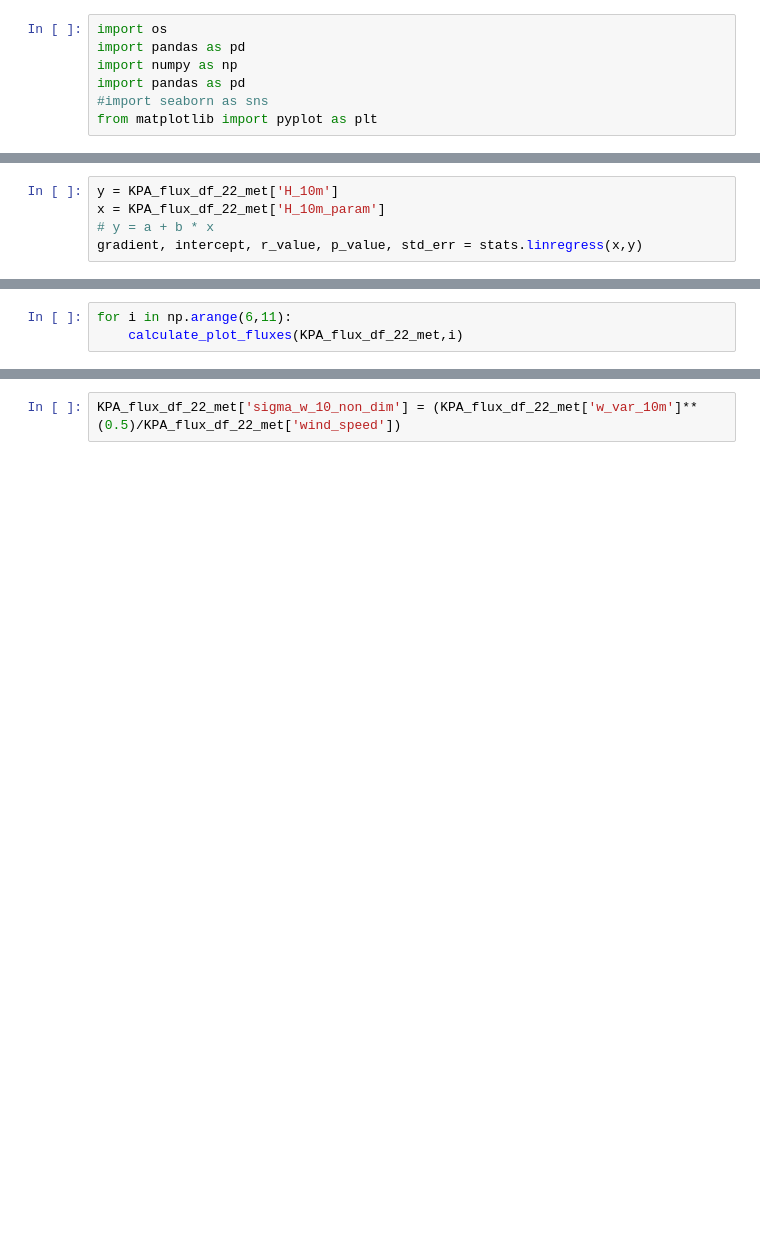
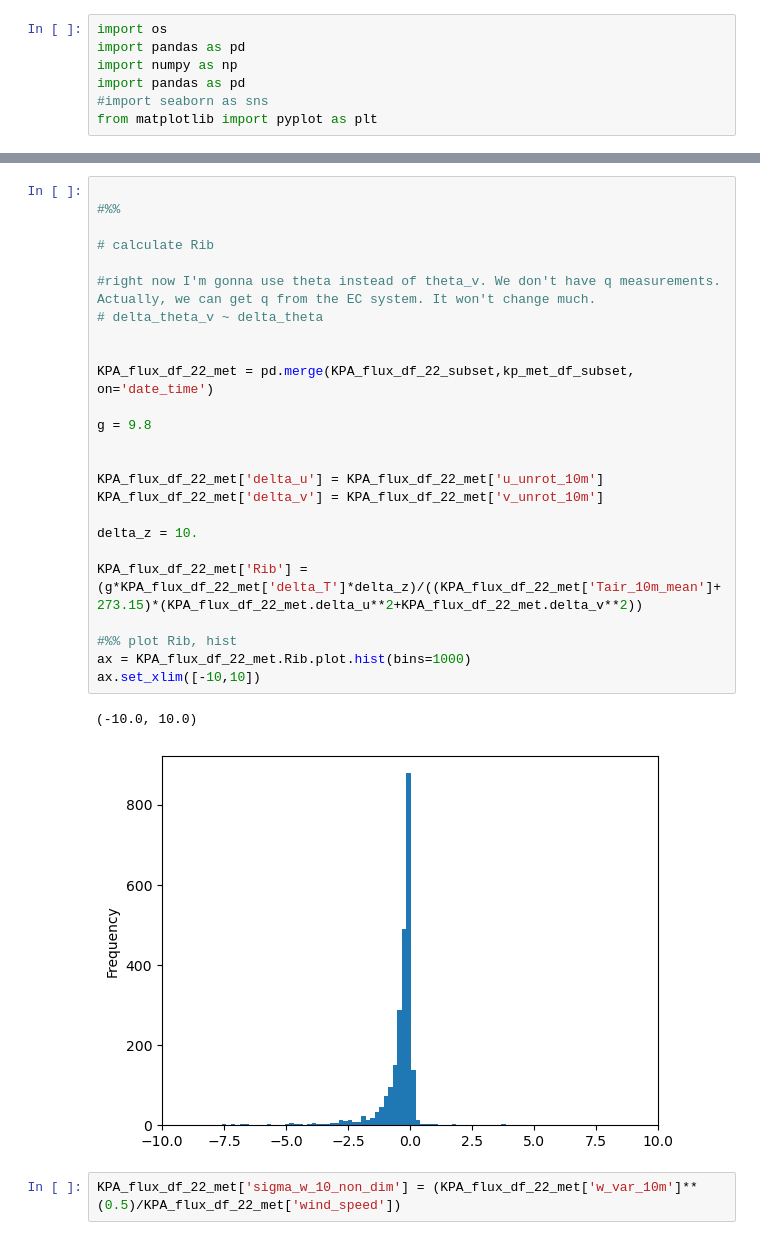
Before and after one commit to sreenathpaleri/SPLASH_scripts, a Jupyter notebook: bulk_param_Rib_paleri_20240909.ipynb, the cells around one changed output, grey strips where cells are left out. Cells and saved outputs as stored; diff of their text form; blank space fills up the shorter version.

```diff
--- a/bulk_param_Rib_paleri_20240909.ipynb
+++ b/bulk_param_Rib_paleri_20240909.ipynb
@@ -324,5 +7,0 @@ checkout a linear regression of sigma_w_delta_T versus measured fluxes:
-# %%
-y = KPA_flux_df_22_met['H_10m']
-x = KPA_flux_df_22_met['H_10m_param']
-# y = a + b * x
-gradient, intercept, r_value, p_value, std_err = stats.linregress(x,y)
@@ -401,3 +7,0 @@ def calculate_plot_fluxes(df, month_int):
-# %%
-for i in np.arange(6,11):
-    calculate_plot_fluxes(KPA_flux_df_22_met,i)
@@ -451,3 +166,31 @@ KPA_flux_df_22_met.loc[filter].delta_T.plot.hist(bins=1000)
+# %%
+
+#%%
+
+# calculate Rib
+
+#right now I'm gonna use theta instead of theta_v. We don't have q measurements. Actually, we can get q from the EC system. It won't change much.
+# delta_theta_v ~ delta_theta
+
+
+KPA_flux_df_22_met = pd.merge(KPA_flux_df_22_subset,kp_met_df_subset, on='date_time')
+
+g = 9.8
+
+
+KPA_flux_df_22_met['delta_u'] = KPA_flux_df_22_met['u_unrot_10m']
+KPA_flux_df_22_met['delta_v'] = KPA_flux_df_22_met['v_unrot_10m']
+
+delta_z = 10.
+
+KPA_flux_df_22_met['Rib'] = (g*KPA_flux_df_22_met['delta_T']*delta_z)/((KPA_flux_df_22_met['Tair_10m_mean']+273.15)*(KPA_flux_df_22_met.delta_u**2+KPA_flux_df_22_met.delta_v**2))
+
+#%% plot Rib, hist
+ax = KPA_flux_df_22_met.Rib.plot.hist(bins=1000)
+ax.set_xlim([-10,10])
+# %% [output]
+(-10.0, 10.0)
+[figure, added]
 # %%
 KPA_flux_df_22_met['sigma_w_10_non_dim'] = (KPA_flux_df_22_met['w_var_10m']**(0.5)/KPA_flux_df_22_met['wind_speed'])
 # %%
```
Also changed, not shown: parts of 67 cells of this notebook, 1 other file.
